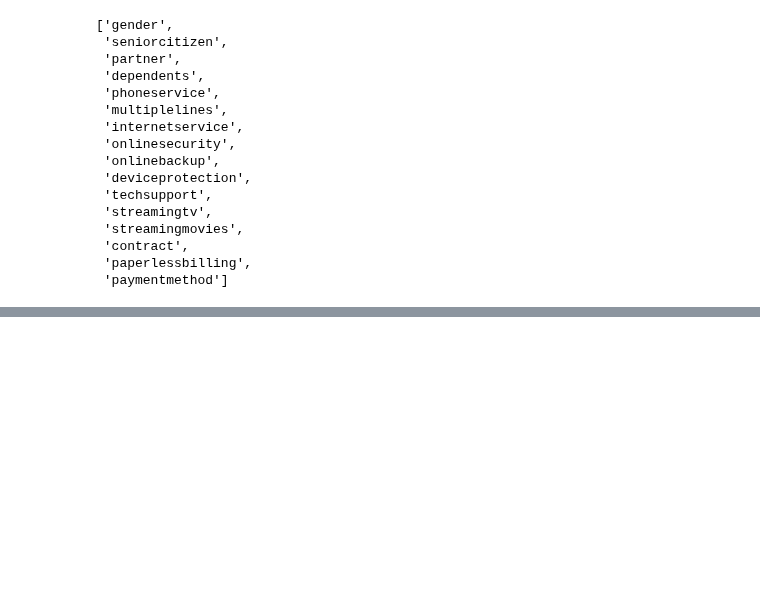
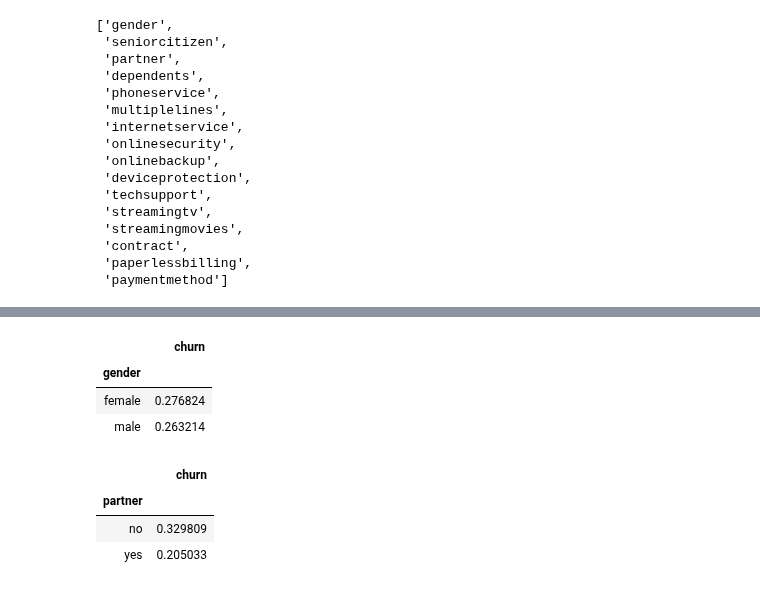
Before and after one commit to anjanavasudevan/DataTalks-ML-Course, a Jupyter notebook: Week3/excercise.ipynb, the cells around one changed output, grey strips where cells are left out. Drawn from its saved outputs; the diff is of its cells as text; code cells hidden in the pictures; blank space fills up the shorter version.

```diff
--- a/Week3/excercise.ipynb
+++ b/Week3/excercise.ipynb
@@ -282,0 +301,21 @@ categorical_columns
+# %%
+# Overall churn rate - recall its the mean of the churn column normalized
+overall_churn_rate = df_full_train['churn'].mean()
+
+# Churn rate for the genders
+churn_gender = df_full_train[['gender', 'churn']].groupby('gender').mean()
+churn_gender
+# %% [output]
+|  | churn |
+| gender |  |
+| female | 0.276824 |
+| male | 0.263214 |
+# %%
+# Churn rate for people with / without partners
+churn_partner = df_full_train[['partner', 'churn']].groupby('partner').mean()
+churn_partner
+# %% [output]
+|  | churn |
+| partner |  |
+| no | 0.329809 |
+| yes | 0.205033 |
```
Also changed, not shown: parts of 6 cells of this notebook.
